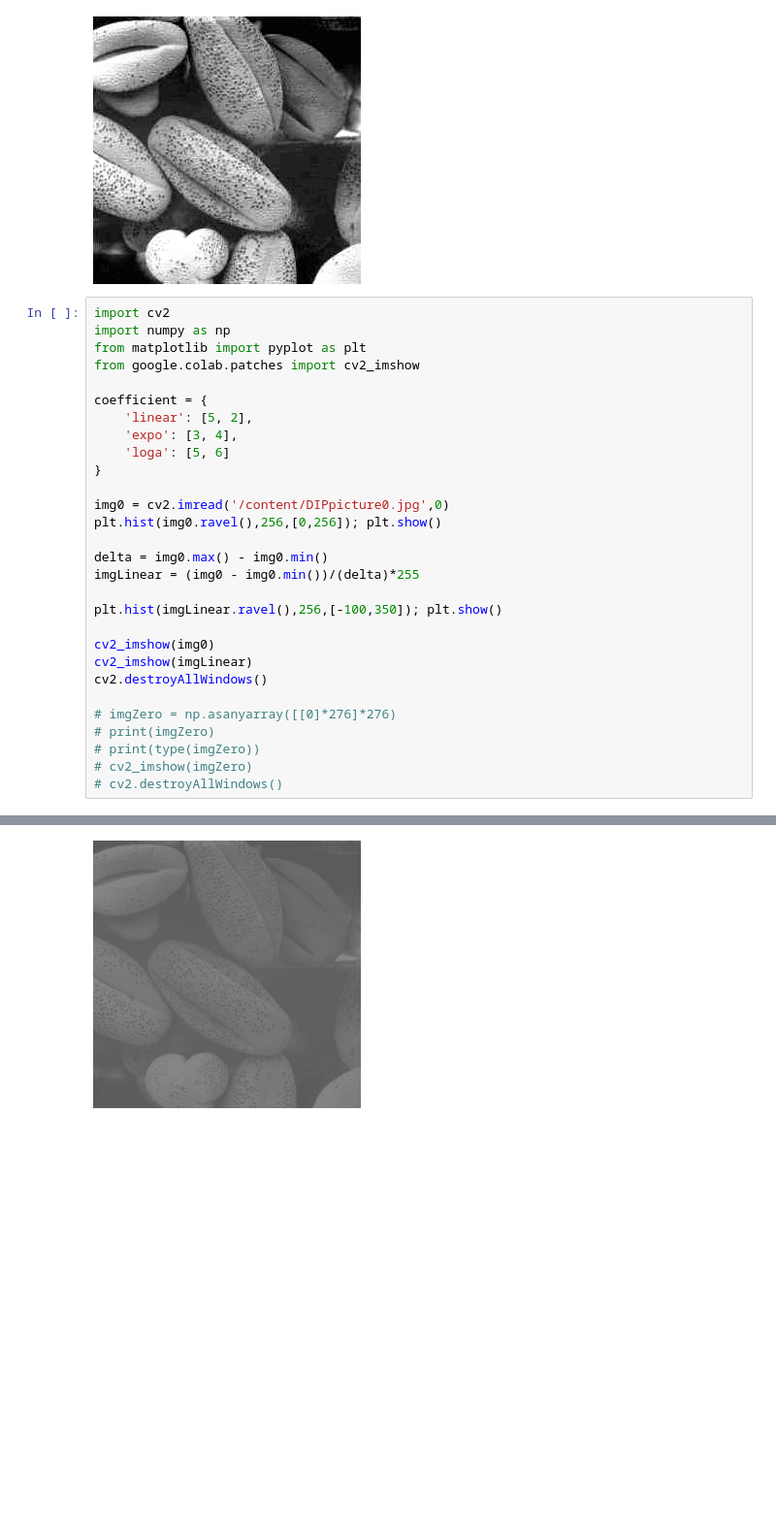
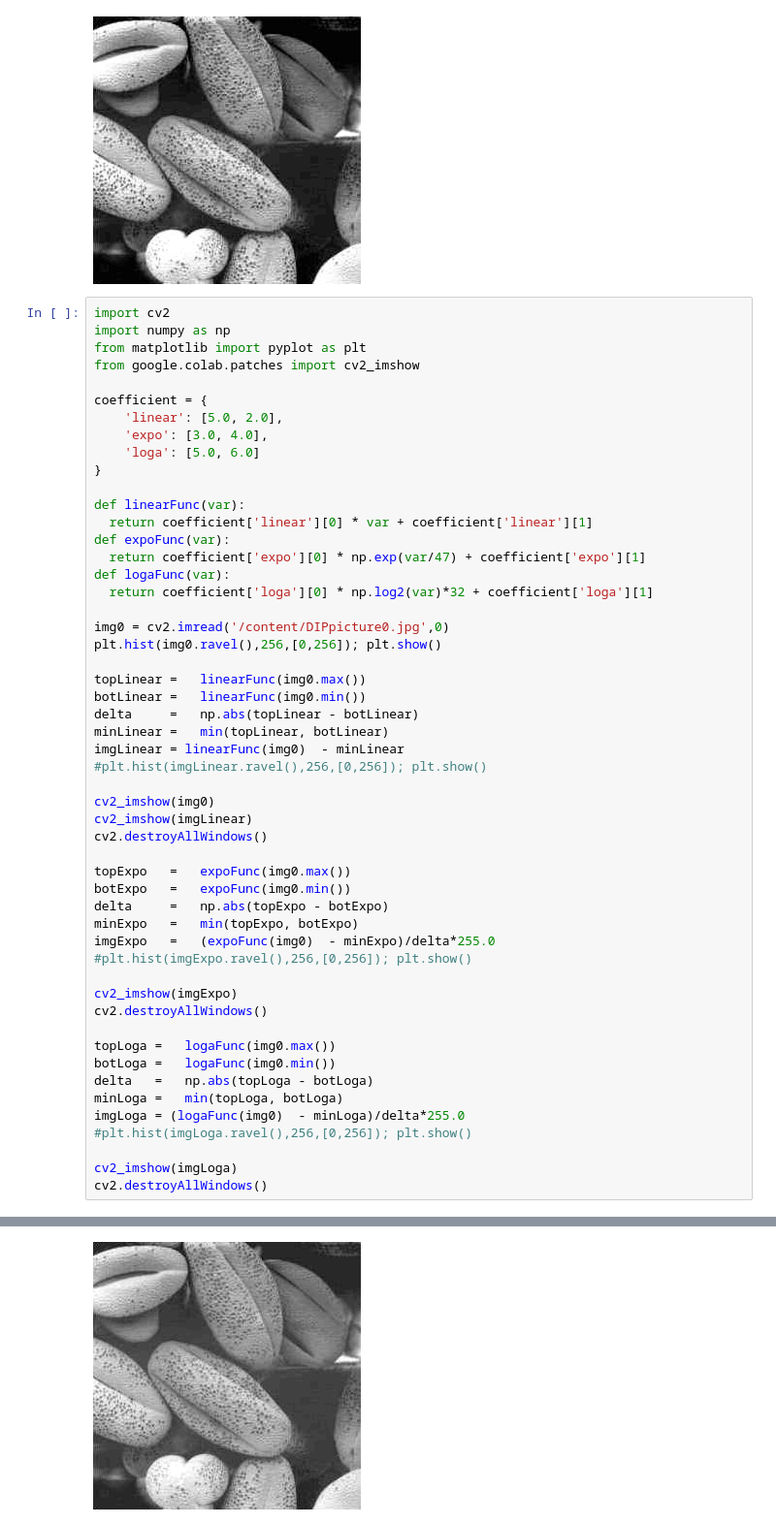
Before and after one commit to dr3g0ng44m/BinPL1999, a Jupyter notebook: PhiLongDIP0.ipynb, the cells around one changed output, grey strips where cells are left out. Shown at 97% size. Cells and saved outputs as stored; diff of their text form; blank space fills up the shorter version.

```diff
--- a/PhiLongDIP0.ipynb
+++ b/PhiLongDIP0.ipynb
@@ -73,27 +73,50 @@ from matplotlib import pyplot as plt
 from google.colab.patches import cv2_imshow
 
 coefficient = {
-    'linear': [5, 2],
-    'expo': [3, 4],
-    'loga': [5, 6]
+    'linear': [5.0, 2.0],
+    'expo': [3.0, 4.0],
+    'loga': [5.0, 6.0]
 }
+
+def linearFunc(var):
+  return coefficient['linear'][0] * var + coefficient['linear'][1]
+def expoFunc(var):
+  return coefficient['expo'][0] * np.exp(var/47) + coefficient['expo'][1]
+def logaFunc(var):
+  return coefficient['loga'][0] * np.log2(var)*32 + coefficient['loga'][1]
 
 img0 = cv2.imread('/content/DIPpicture0.jpg',0)
 plt.hist(img0.ravel(),256,[0,256]); plt.show()
 
-delta = img0.max() - img0.min()
-imgLinear = (img0 - img0.min())/(delta)*255
-
-plt.hist(imgLinear.ravel(),256,[-100,350]); plt.show()
+topLinear =   linearFunc(img0.max())
+botLinear =   linearFunc(img0.min())
+delta     =   np.abs(topLinear - botLinear)
+minLinear =   min(topLinear, botLinear)
+imgLinear = linearFunc(img0)  - minLinear
+#plt.hist(imgLinear.ravel(),256,[0,256]); plt.show()
 
 cv2_imshow(img0)
 cv2_imshow(imgLinear)
 cv2.destroyAllWindows()
 
-# imgZero = np.asanyarray([[0]*276]*276)
-# print(imgZero)
-# print(type(imgZero))
-# cv2_imshow(imgZero)
-# cv2.destroyAllWindows()
+topExpo   =   expoFunc(img0.max())
+botExpo   =   expoFunc(img0.min())
+delta     =   np.abs(topExpo - botExpo)
+minExpo   =   min(topExpo, botExpo)
+imgExpo   =   (expoFunc(img0)  - minExpo)/delta*255.0
+#plt.hist(imgExpo.ravel(),256,[0,256]); plt.show()
+
+cv2_imshow(imgExpo)
+cv2.destroyAllWindows()
+
+topLoga =   logaFunc(img0.max())
+botLoga =   logaFunc(img0.min())
+delta   =   np.abs(topLoga - botLoga)
+minLoga =   min(topLoga, botLoga)
+imgLoga = (logaFunc(img0)  - minLoga)/delta*255.0
+#plt.hist(imgLoga.ravel(),256,[0,256]); plt.show()
+
+cv2_imshow(imgLoga)
+cv2.destroyAllWindows()
 # %% [output]
 [figure]
@@ -101,2 +124,2 @@ cv2.destroyAllWindows()
-[figure, old version]
+[figure, new version]
 [figure]
```
Also changed, not shown: parts of 1 cell of this notebook.
